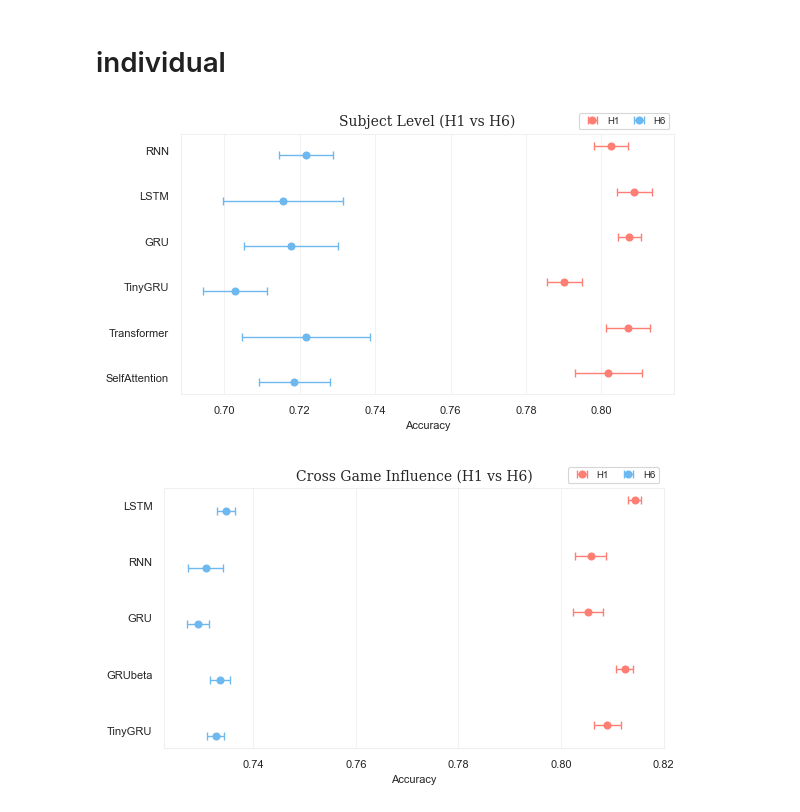
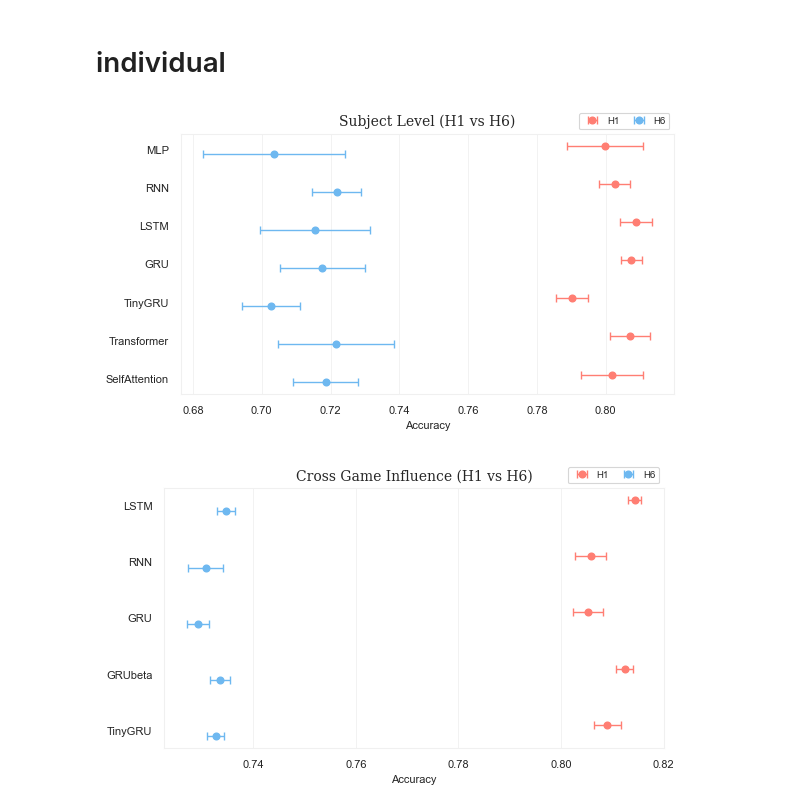
Before and after one commit to althealuo/Horizon, a Jupyter notebook: utils/analysis.ipynb, the cells around one changed output. Cells and saved outputs as stored; diff of their text form; code cells hidden in the pictures.

Commit message:
added individual mlp

```diff
--- a/utils/analysis.ipynb
+++ b/utils/analysis.ipynb
@@ -46,10 +46,18 @@ plot_error_bars(combined_first_trial, title="First Trial (H1 vs H6)")
 # %%
 with open("../outputs/output_individual.json", "r") as f:
     output_individual = json.load(f)
+
+with open("../outputs/output_mlp_individual.json", "r") as f:
+    output_mlp_individual = json.load(f)
+# %%
+combined_individual = {
+    **output_mlp_individual,          # adds "MLP"
+    **output_individual,  # adds "RNN", "LSTM", "GRU", etc.
+}
 # %%
-plot_error_bars(output_individual, title="Subject Level (H1 vs H6)")
+plot_error_bars(combined_individual, title="Subject Level (H1 vs H6)")
 # %% [output]
-[figure, old version]
+[figure, new version]
 # %%
 with open("../outputs/output_cross_games.json", "r") as f:
     output_cross_games = json.load(f)
```
Also changed, not shown: 4 other files.
